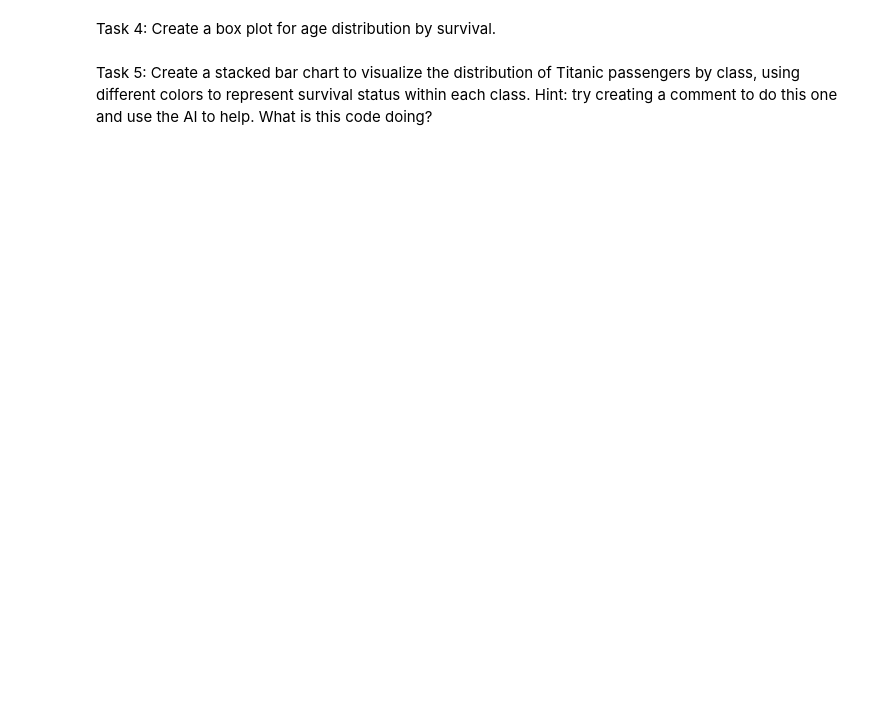
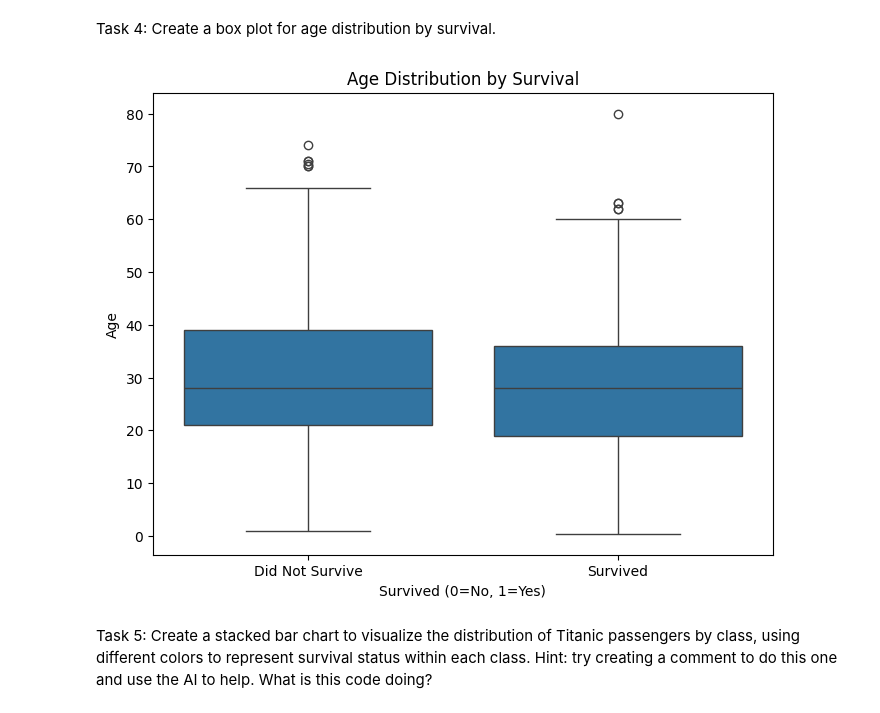
Before and after one commit to Matthew-Calvario/github-introfall25-Matthew-Calvario, a Jupyter notebook: In_Class_Assignment_5_python.ipynb, the cells around one changed output. Saved outputs shown, nothing was run; the diff lists cells and outputs as text; code cells hidden in the pictures; blank space fills up the shorter version.

```diff
--- a/In_Class_Assignment_5_python.ipynb
+++ b/In_Class_Assignment_5_python.ipynb
@@ -47,0 +89,15 @@ Task 3: Calculate the survival rate by age group (under 12 as child, 13-20 as te
+# %%
+# create a new column age_group based on the criteria above
+bins = [0, 12, 20, 40, 60, np.inf]
+labels = ['Child', 'Teen', 'Adult', 'Middle-Aged', 'Senior']
+titanic_data['age_group'] = pd.cut(titanic_data['age'], bins=bins, labels=labels, right=True)
+
+# Handle NaN values in 'age' by assigning them to an 'Unknown' category
+titanic_data['age_group'] = titanic_data['age_group'].cat.add_categories('Unknown')
+titanic_data['age_group'] = titanic_data['age_group'].fillna('Unknown')
+
+
+# Calculate survival rates by age group
+survival_by_age_group = titanic_data.groupby('age_group')['survived'].mean() * 100
+print("\nSurvival Rate by Age Group:")
+print(survival_by_age_group)
@@ -52,3 +116,14 @@ Task 4: Create a box plot for age distribution by survival.
+# %%
+# Create a box plot for age distribution by survival
+plt.figure(figsize=(8, 6))
+sns.boxplot(x='survived', y='age', data=titanic_data)
+plt.title('Age Distribution by Survival')
+plt.xlabel('Survived (0=No, 1=Yes)')
+plt.ylabel('Age')
+plt.xticks([0, 1], ['Did Not Survive', 'Survived'])
+plt.show()
+# %% [output]
+[figure, added]
 # %% [markdown]
 Task 5: Create a stacked bar chart to visualize the distribution of Titanic passengers by class, using different colors to represent survival status within each class.
 Hint: try creating a comment to do this one and use the AI to help. What is this code doing?
```
Also changed, not shown: parts of 16 cells of this notebook.
